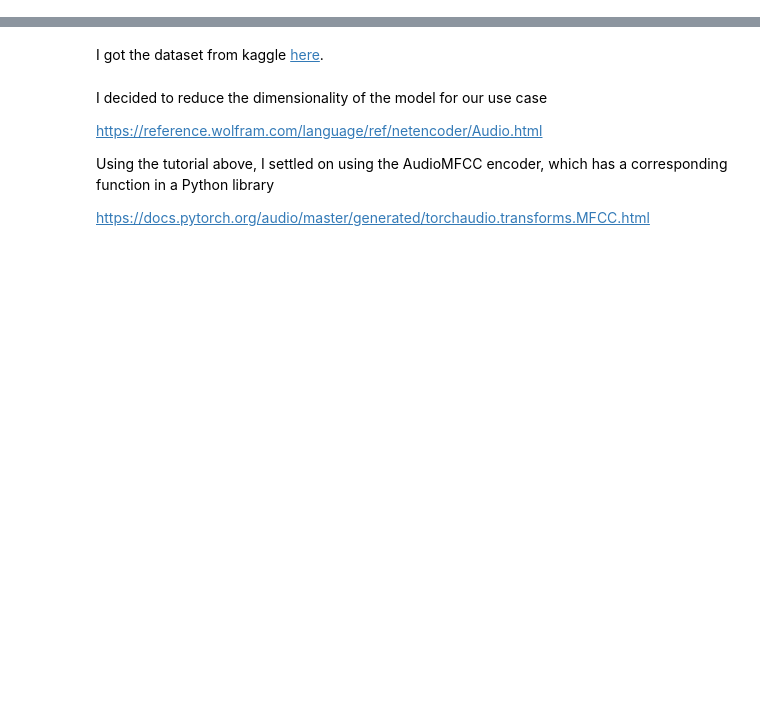
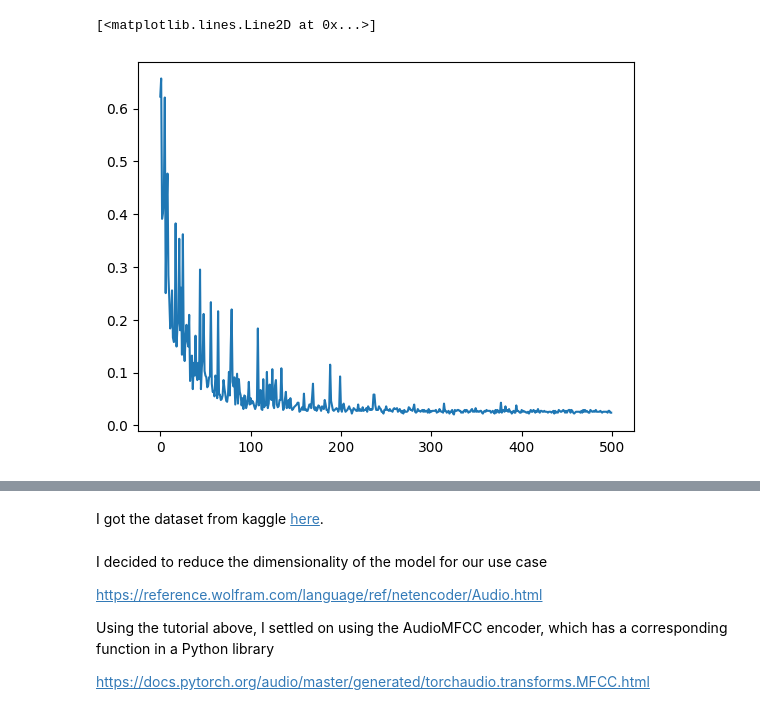
Before and after one commit to 11of12/coursework, a Jupyter notebook: winter2026/ecen471/projects/project4/instruments/instrument_classification.ipynb, the cells around one changed output, grey strips where cells are left out. Drawn from its saved outputs; the diff is of its cells as text; code cells hidden in the pictures; blank space fills up the shorter version.

Commit message:
Created First Attempt at Neural Network

```diff
--- a/winter2026/ecen471/projects/project4/instruments/instrument_classification.ipynb
+++ b/winter2026/ecen471/projects/project4/instruments/instrument_classification.ipynb
@@ -0,0 +62,26 @@
+# %%
+from torch import nn
+
+device = torch.accelerator.current_accelerator().type if torch.accelerator.is_available() else "cpu"
+print(f"Using {device} device")
+
+# Define model
+class NeuralNetwork(nn.Module):
+    def __init__(self):
+        super().__init__()
+        self.flatten = nn.Flatten()
+        self.linear_relu_stack = nn.Sequential(
+            nn.Linear(20*20, 512),
+            nn.ReLU(),
+            nn.Linear(512, 512),
+            nn.ReLU(),
+            nn.Linear(512, len(labels_map.keys()))
+        )
+
+    def forward(self, x):
+        x = self.flatten(x)
+        logits = self.linear_relu_stack(x)
+        return logits
+
+model = NeuralNetwork().to(device)
+print(model)
@@ -0,0 +173,6 @@
+# %%
+import numpy as np
+plt.plot(1-np.array(test_error))
+# %% [output]
+[<matplotlib.lines.Line2D at 0x...>]
+[figure, added]
```
Also changed, not shown: parts of 23 cells of this notebook, 4 other files.
